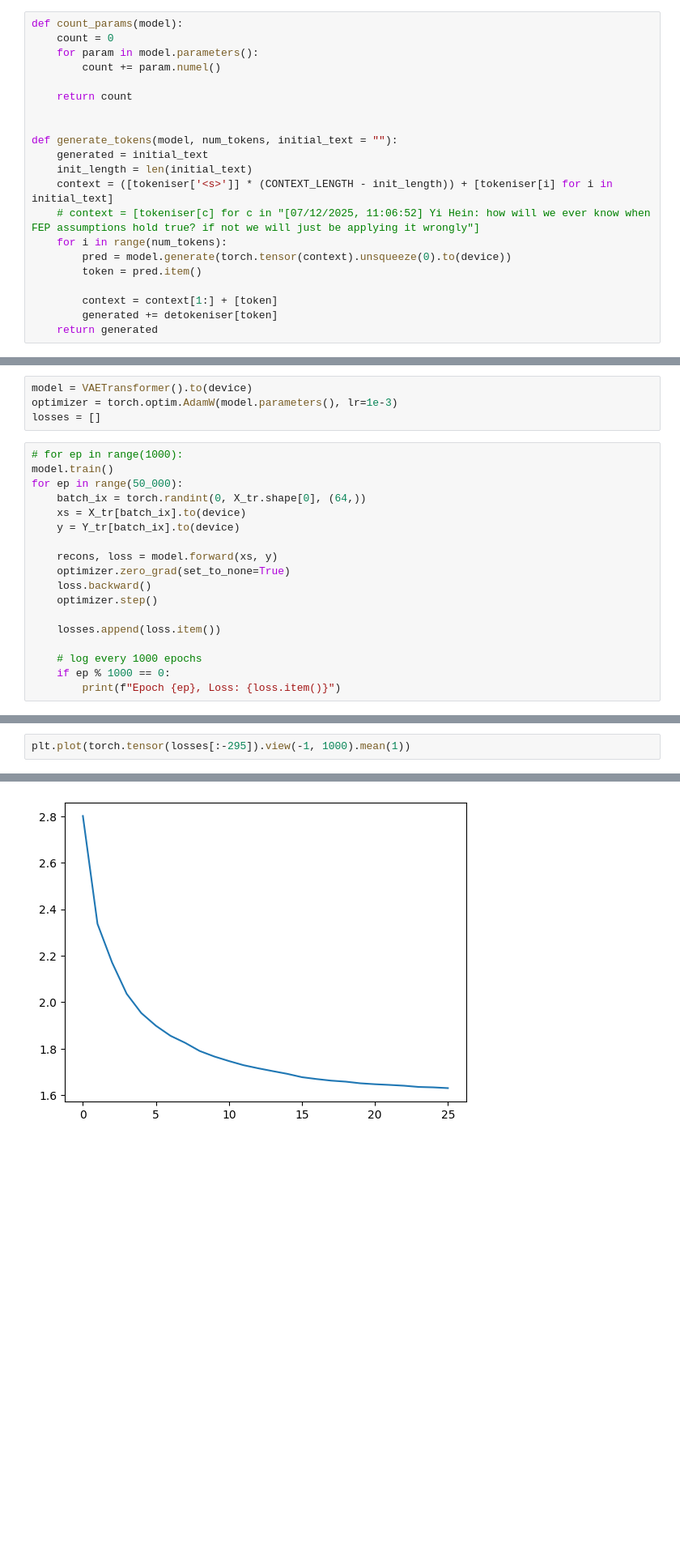
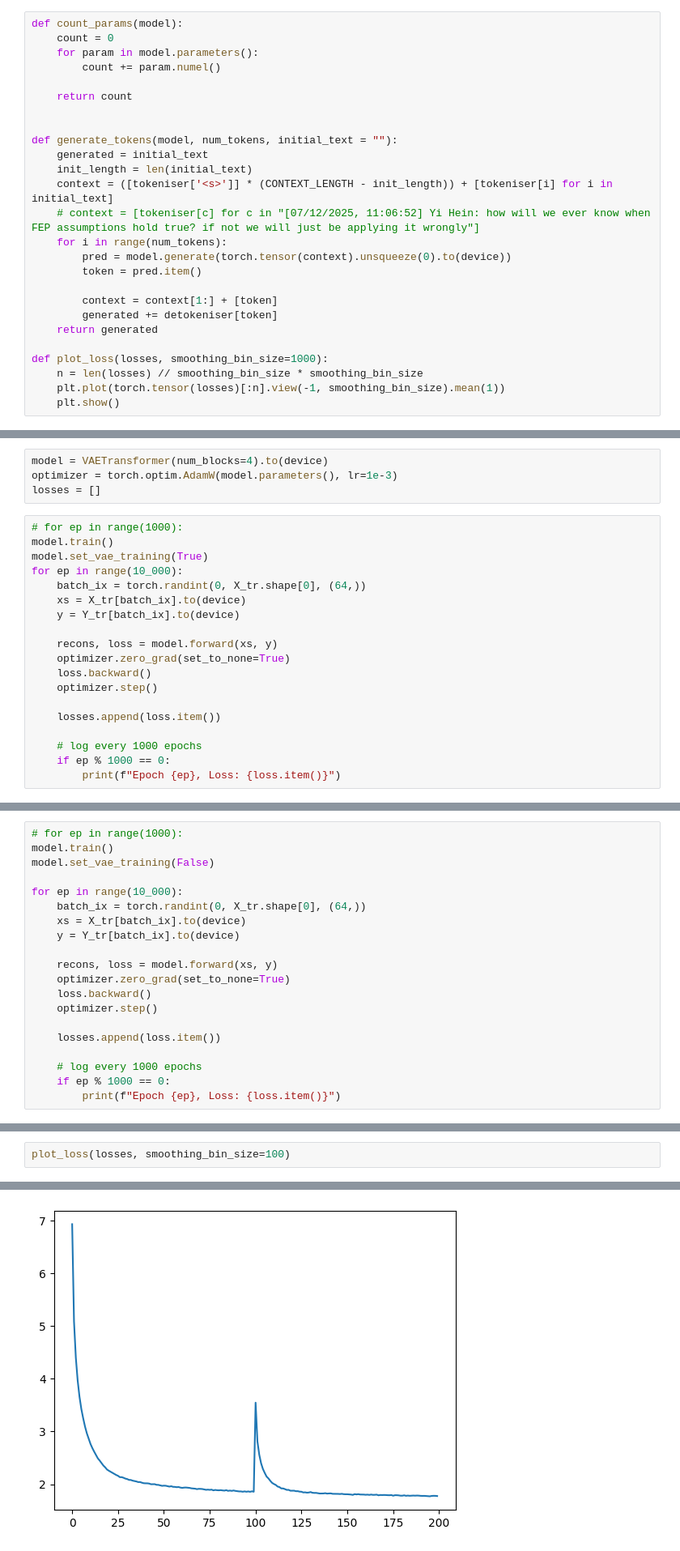
Before and after one commit to yiheinchai/kingscrosshacklab, a Jupyter notebook: projects/makemore/gpt/gpt.ipynb, the cells around one changed output, grey strips where cells are left out. Shown at 81% size. Drawn from its saved outputs; the diff is of its cells as text; blank space fills up the shorter version.

```diff
--- a/projects/makemore/gpt/gpt.ipynb
+++ b/projects/makemore/gpt/gpt.ipynb
@@ -841,6 +902,11 @@ def generate_tokens(model, num_tokens, initial_text = ""):
         context = context[1:] + [token]
         generated += detokeniser[token]
     return generated
+
+def plot_loss(losses, smoothing_bin_size=1000):
+    n = len(losses) // smoothing_bin_size * smoothing_bin_size
+    plt.plot(torch.tensor(losses)[:n].view(-1, smoothing_bin_size).mean(1))
+    plt.show()
 # %%
 model = Transformer(num_blocks=4).to(device)
 optimizer = torch.optim.AdamW(model.parameters(), lr=1e-3)
@@ -969,13 +1035,14 @@ i storry saying called is so the that abseneful legend, i’ve enjoying the sugg
 
 [30/11/2025, 21:23:1
 # %%
-model = VAETransformer().to(device)
+model = VAETransformer(num_blocks=4).to(device)
 optimizer = torch.optim.AdamW(model.parameters(), lr=1e-3)
 losses = []
 # %%
 # for ep in range(1000):
 model.train()
-for ep in range(50_000):
+model.set_vae_training(True)
+for ep in range(10_000):
     batch_ix = torch.randint(0, X_tr.shape[0], (64,))
     xs = X_tr[batch_ix].to(device)
     y = Y_tr[batch_ix].to(device)
@@ -995,0 +1062,20 @@ KeyboardInterrupt:
+# %%
+# for ep in range(1000):
+model.train()
+model.set_vae_training(False)
+
+for ep in range(10_000):
+    batch_ix = torch.randint(0, X_tr.shape[0], (64,))
+    xs = X_tr[batch_ix].to(device)
+    y = Y_tr[batch_ix].to(device)
+
+    recons, loss = model.forward(xs, y)
+    optimizer.zero_grad(set_to_none=True)
+    loss.backward()
+    optimizer.step()
+
+    losses.append(loss.item())
+
+    # log every 1000 epochs
+    if ep % 1000 == 0:
+        print(f"Epoch {ep}, Loss: {loss.item()}")
@@ -996,3 +1093,3 @@ KeyboardInterrupt:
 # %%
-plt.plot(torch.tensor(losses[:-295]).view(-1, 1000).mean(1))
+plot_loss(losses, smoothing_bin_size=100)
 # %% [output]
@@ -1000 +1096 @@ plt.plot(torch.tensor(losses[:-295]).view(-1, 1000).mean(1))
-[figure, old version]
+[figure, new version]
```
Also changed, not shown: parts of 6 cells of this notebook.
